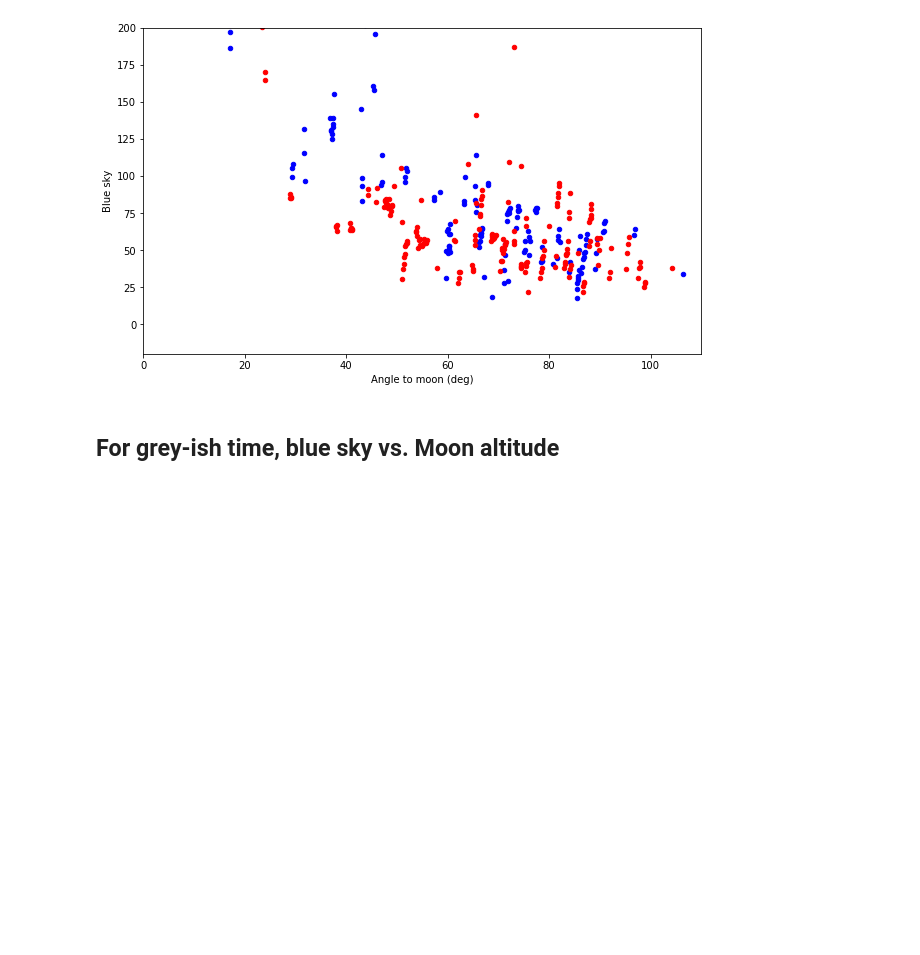
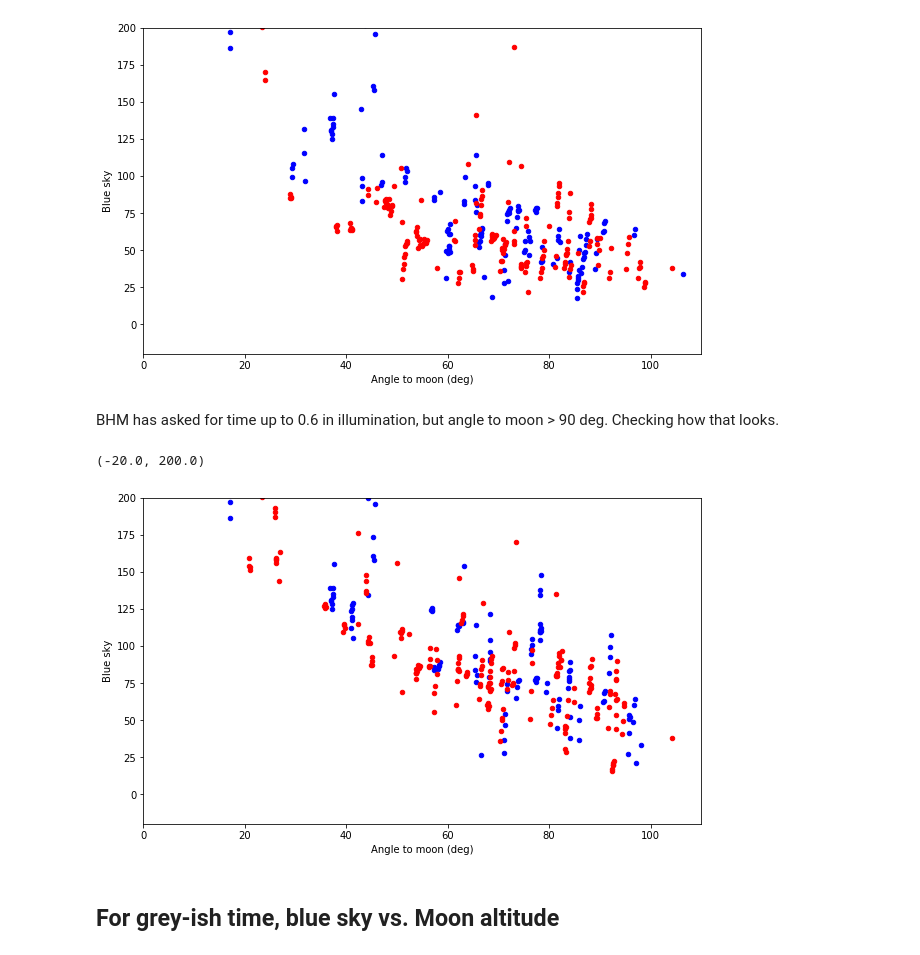
Before and after one commit to blanton144/notebooks, a Jupyter notebook: sky.ipynb, the cells around one changed output. Cells and saved outputs as stored; diff of their text form; code cells hidden in the pictures; blank space fills up the shorter version.

Commit message:
add figure

```diff
--- a/sky.ipynb
+++ b/sky.ipynb
@@ -100,6 +97,8 @@ moon['ra'] = ras
 moon['dec'] = decs
 moon['jd'] = jds
 fitsio.write('moon.fits', moon, clobber=True)
+# %%
+moon = fitsio.read('moon.fits')
 # %% [markdown]
 # Blue Sky
 # %% [markdown]
@@ -179,6 +178,27 @@ plt.ylim(-20., 200.)
 # %% [output]
 (-20.0, 200.0)
 [figure]
+# %% [markdown]
+BHM has asked for time up to 0.6 in illumination, but angle to moon > 90 deg. Checking how that looks.
+# %%
+islice_wax = np.where((moon['wax_wane'] > 0.) &
+                  (moon['moon_alt'] > 0.) &
+                  (moon['illumination'] > 0.45) &
+                  (moon['illumination'] < 0.6))[0]
+islice_wane = np.where((moon['wax_wane'] < 0.) &
+                  (moon['moon_alt'] > 0.) &
+                  (moon['illumination'] > 0.45) &
+                  (moon['illumination'] < 0.6))[0]
+plt.figure(figsize=(10,6))
+plt.scatter(moon['angle_to_moon'][islice_wax], moon['bluesky'][islice_wax], s=20, color='blue')
+plt.scatter(moon['angle_to_moon'][islice_wane], moon['bluesky'][islice_wane], s=20, color='red')
+plt.xlabel('Angle to moon (deg)')
+plt.ylabel('Blue sky')
+plt.xlim(0., 110.)
+plt.ylim(-20., 200.)
+# %% [output]
+(-20.0, 200.0)
+[figure, added]
 # %% [markdown]
 ## For grey-ish time, blue sky vs. Moon altitude
 # %% [markdown]
```
Also changed, not shown: parts of 2 cells of this notebook.
